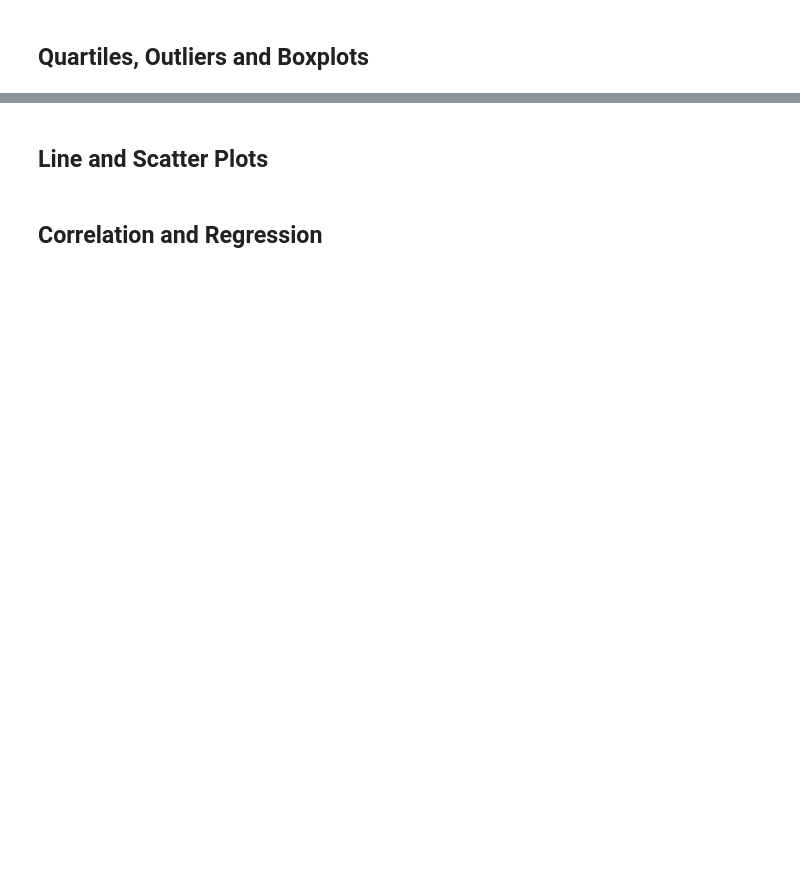
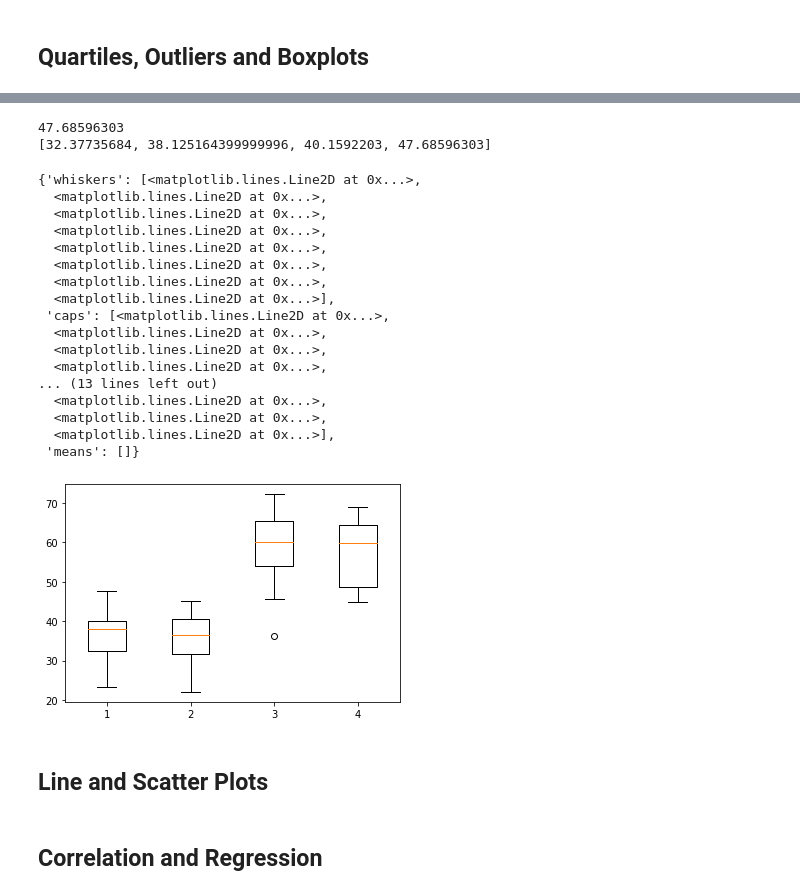
Before and after one commit to RinerAlexander/MatPlotLib-Chalenge, a Jupyter notebook: Pymaceuticals/pymaceuticals_starter.ipynb, the cells around one changed output, grey strips where cells are left out. Drawn from its saved outputs; the diff is of its cells as text; code cells hidden in the pictures; blank space fills up the shorter version.

Commit message:
Working on quartiles

```diff
--- a/Pymaceuticals/pymaceuticals_starter.ipynb
+++ b/Pymaceuticals/pymaceuticals_starter.ipynb
@@ -157,6 +155,9 @@ plt.pie(miceSex,labels=miceSex.index)
 # Capomulin, Ramicane, Infubinol, and Ceftamin
 
 # Start by getting the last (greatest) timepoint for each mouse
+lastTimepoint=combo.groupby("Mouse ID")
+lastTimepoint=pd.DataFrame(lastTimepoint["Timepoint"].max())
 
 
-# Merge this group df with the original dataframe to get the tumor volume at the last timepoint
+lastTimepoint=lastTimepoint.merge(combo,on=["Mouse ID","Timepoint"])
+lastTimepoint
@@ -163,12 +198,17 @@ plt.pie(miceSex,labels=miceSex.index)
 # %%
 # Put treatments into a list for for loop (and later for plot labels)
-
-
+drugList=["Capomulin","Ramicane","Infubinol","Ceftamin"]
 # Create empty list to fill with tumor vol data (for plotting)
-
+capVol=lastTimepoint["Tumor Volume (mm3)"][lastTimepoint["Drug Regimen"]=="Capomulin"]
+ramVol=lastTimepoint["Tumor Volume (mm3)"][lastTimepoint["Drug Regimen"]=="Ramicane"]
+infVol=lastTimepoint["Tumor Volume (mm3)"][lastTimepoint["Drug Regimen"]=="Infubinol"]
+cefVol=lastTimepoint["Tumor Volume (mm3)"][lastTimepoint["Drug Regimen"]=="Ceftamin"]
 
 # Calculate the IQR and quantitatively determine if there are any potential outliers.
-
+capQuartiles=[capVol.quantile(x) for x in np.arange(.25,1.25,.25)]
+ramQuartiles=[ramVol.quantile(x) for x in np.arange(.25,1.25,.25)]
+infQuartiles=[infVol.quantile(x) for x in np.arange(.25,1.25,.25)]
+cefQuartiles=[cefVol.quantile(x) for x in np.arange(.25,1.25,.25)]
 
     # Locate the rows which contain mice on each drug and get the tumor volumes
 
@@ -177,8 +217,31 @@ plt.pie(miceSex,labels=miceSex.index)
 
 
     # Determine outliers using upper and lower bounds
+# %% [output]
+47.68596303
+[32.37735684, 38.125164399999996, 40.1592203, 47.68596303]
 # %%
 # Generate a box plot of the final tumor volume of each mouse across four regimens of interest
+plt.boxplot([capVol,ramVol,infVol,cefVol])
+# %% [output]
+{'whiskers': [<matplotlib.lines.Line2D at 0x...>,
+  <matplotlib.lines.Line2D at 0x...>,
+  <matplotlib.lines.Line2D at 0x...>,
+  <matplotlib.lines.Line2D at 0x...>,
+  <matplotlib.lines.Line2D at 0x...>,
+  <matplotlib.lines.Line2D at 0x...>,
+  <matplotlib.lines.Line2D at 0x...>,
+  <matplotlib.lines.Line2D at 0x...>],
+ 'caps': [<matplotlib.lines.Line2D at 0x...>,
+  <matplotlib.lines.Line2D at 0x...>,
+  <matplotlib.lines.Line2D at 0x...>,
+  <matplotlib.lines.Line2D at 0x...>,
+... (13 lines left out)
+  <matplotlib.lines.Line2D at 0x...>,
+  <matplotlib.lines.Line2D at 0x...>,
+  <matplotlib.lines.Line2D at 0x...>],
+ 'means': []}
+[figure, added]
 # %% [markdown]
 ## Line and Scatter Plots
 # %%
```
Also changed, not shown: parts of 4 cells of this notebook.
